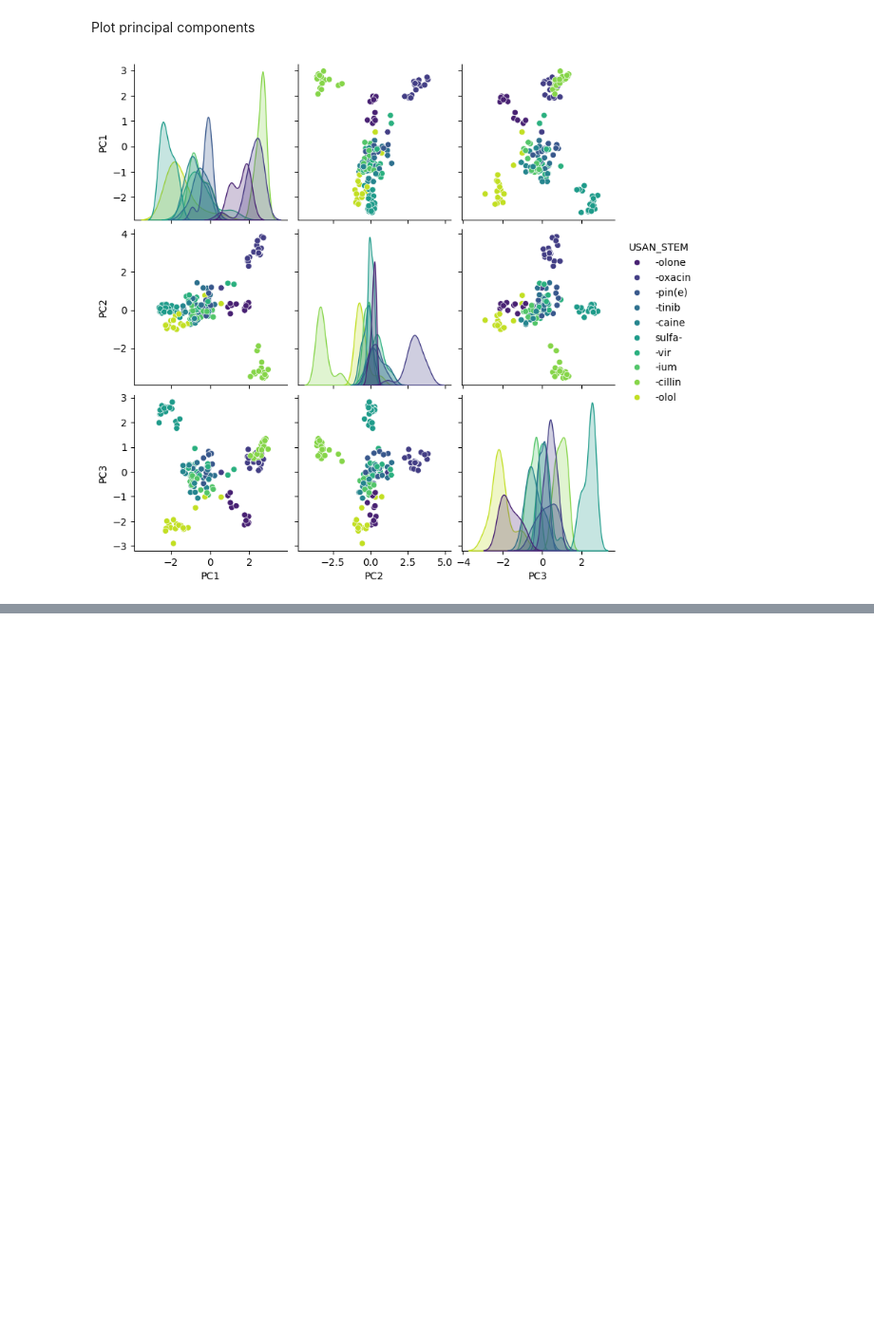
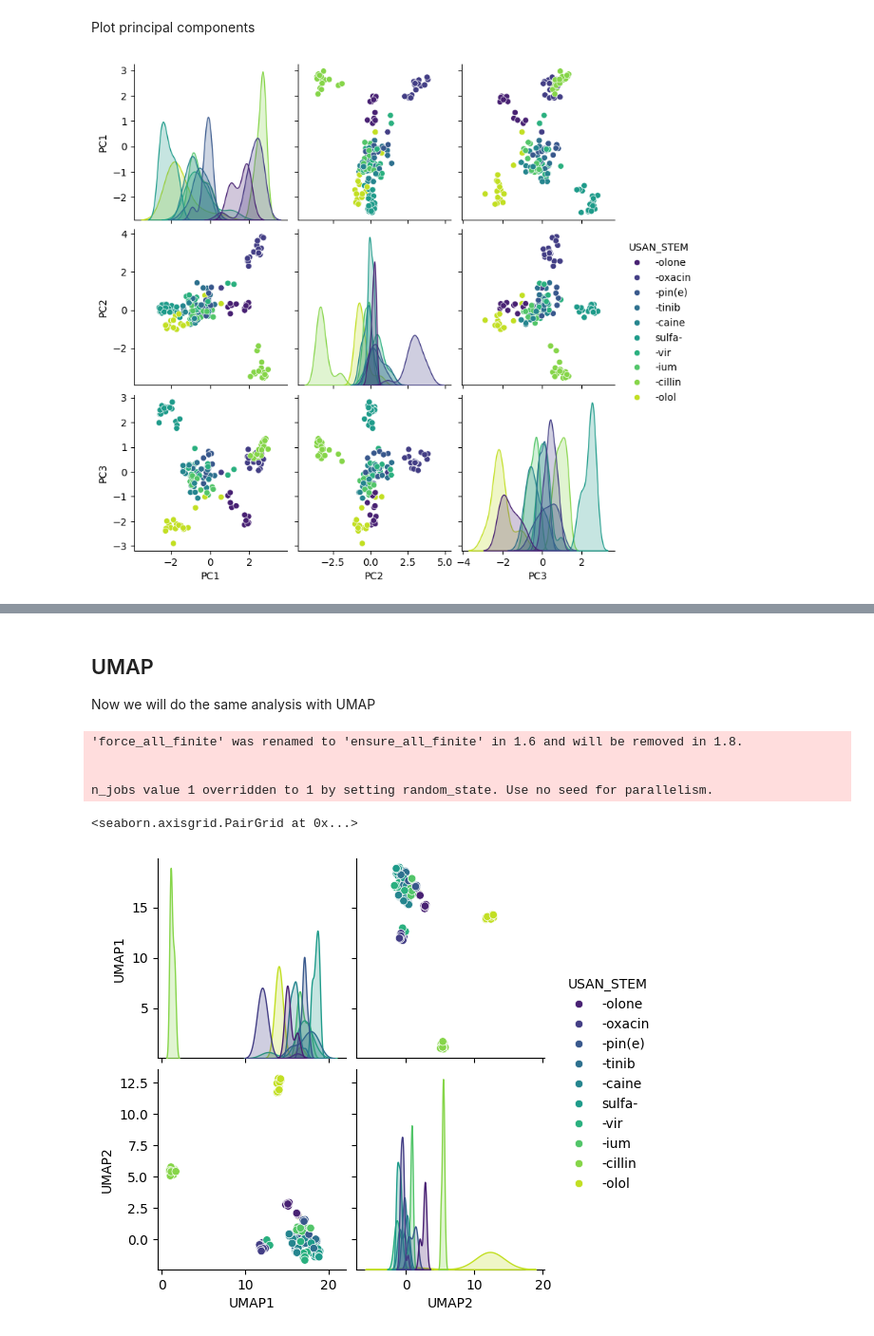
Before and after one commit to Areej17-eng/9th_workshop_ml_for_molecules, a Jupyter notebook: Thursday/Day4_dimensionality_reduction_notebook.ipynb, the cells around one changed output, grey strips where cells are left out. Shown at 95% size. Drawn from its saved outputs; the diff is of its cells as text; code cells hidden in the pictures; blank space fills up the shorter version.

```diff
--- a/Thursday/Day4_dimensionality_reduction_notebook.ipynb
+++ b/Thursday/Day4_dimensionality_reduction_notebook.ipynb
@@ -315,0 +411,4 @@ sns.pairplot(df_small, hue='USAN_STEM', vars=['PC1', 'PC2', 'PC3'], palette='vir
+# %% [markdown]
+## UMAP
+
+Now we will do the same analysis with UMAP
@@ -315,0 +417,20 @@ sns.pairplot(df_small, hue='USAN_STEM', vars=['PC1', 'PC2', 'PC3'], palette='vir
+# %%
+import umap.umap_ as umap
+
+
+umap_model = umap.UMAP(n_components=2, random_state=0, n_neighbors=15, min_dist=0.1)
+umap_embedding = umap_model.fit_transform(X)
+
+
+df_small['UMAP1'] = umap_embedding[:, 0]
+df_small['UMAP2'] = umap_embedding[:, 1]
+# %% [output]
+'force_all_finite' was renamed to 'ensure_all_finite' in 1.6 and will be removed in 1.8.
+
+
+n_jobs value 1 overridden to 1 by setting random_state. Use no seed for parallelism.
+# %%
+sns.pairplot(df_small, hue='USAN_STEM', vars=['UMAP1', 'UMAP2'],palette='viridis')
+# %% [output]
+<seaborn.axisgrid.PairGrid at 0x...>
+[figure, added]
```
Also changed, not shown: parts of 41 cells of this notebook.
